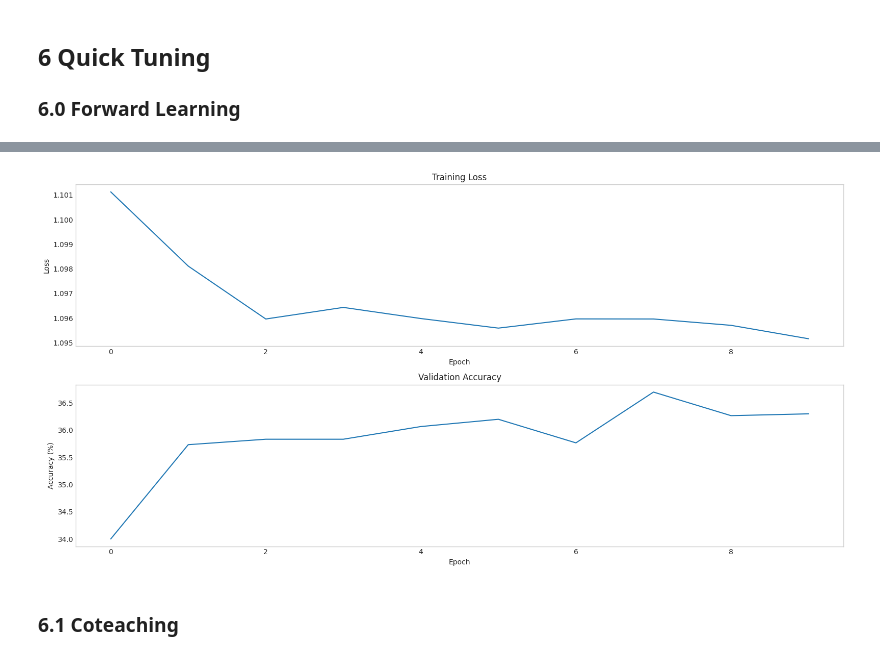
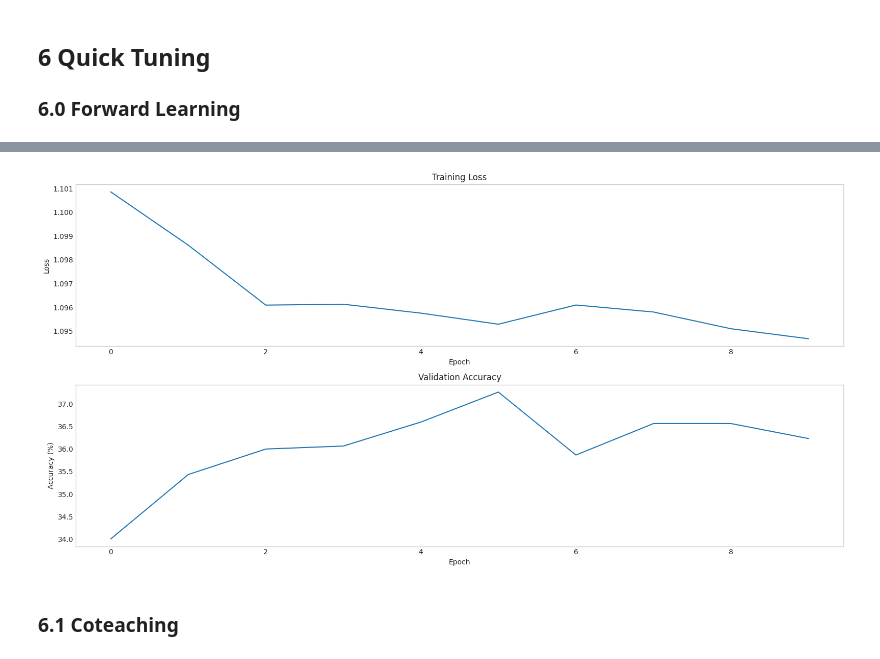
Before and after one commit to subhamayg/AML, a Jupyter notebook: Code/algorithm/Assignment2.ipynb, the cells around one changed output, grey strips where cells are left out. Cells and saved outputs as stored; diff of their text form; code cells hidden in the pictures.

```diff
--- a/Code/algorithm/Assignment2.ipynb
+++ b/Code/algorithm/Assignment2.ipynb
@@ -808,16 +808,20 @@ def estimate_transition_matrix(
         probs_i = all_probs[class_mask]  # [N_i, num_classes]
         confidences = probs_i[:, i]  # confidence for class i
 
-        # Find the “elbow” in sorted confidences to select anchors
+        # Find the “elbow” in sorted confidences using curvature
         sorted_conf, _ = torch.sort(confidences, descending=True)
-        diffs = torch.diff(sorted_conf)     # measures how quickly confidence drops between consecutive samples
-        if diffs.numel() > 0:
-            elbow_idx = torch.argmin(diffs[int(0.5 * len(diffs)) :]) + int(
-                0.5 * len(diffs)
-            )
-            elbow_percentile = 100 * (1 - elbow_idx / len(sorted_conf))
-        else:
-            elbow_percentile = max_percentiles[i]
+        n = len(sorted_conf)
+        x = torch.linspace(0, 1, n)
+        y = sorted_conf
+
+        # Normalize
+        y_norm = (y - y.min()) / (y.max() - y.min() + 1e-8)
+        line = torch.linspace(y_norm[0], y_norm[-1], n)
+        distance = torch.abs(y_norm - line)
+
+        # Elbow = point of maximum deviation from straight line
+        elbow_idx = torch.argmax(distance)
+        elbow_percentile = 100 * (1 - elbow_idx / n)
 
         # Clamp percentile
         adaptive_pcts[i] = float(
@@ -1567,7 +1571,7 @@ def coteaching(
                 break
 
         # Print progress
-        if verbose and (epoch + 1) % max(1, num_epochs // 10) == 0:
+        if verbose and (epoch + 1) % max(1, num_epochs // 5) == 0:
             print(
                 f"[Epoch {epoch+1}/{num_epochs}] "
                 f"Loss1={epoch_loss1:.4f} | Loss2={epoch_loss2:.4f} | "
@@ -2196,7 +2224,7 @@ for i in range(num_runs):
     torch.manual_seed(i)
 
     # cifar 80:20 stratified split, forward learning
-    print("\n***CIFAR - Forward Learning")
+    print(f"\n***CIFAR - Forward Learning - {i+1}")
     train_loader, val_loader, test_loader = create_dataloaders_stratified(
         Xtr_cifar_t,
         Str_cifar_t,
@@ -2214,11 +2242,11 @@ for i in range(num_runs):
         val_loader,
         loss_fn=forward_learning,
         T=T_cifar_est,
-        num_epochs=20,
-        warmup_epochs=5,
-        eta=1e-3,
-        eta_min=1e-5,
-        patience=3,
+        num_epochs=10,
+        warmup_epochs=4,
+        eta=5e-4,
+        eta_min=1e-4,
+        patience=7,
     )
     accuracy = compute_top1_accuracy(model, test_loader)
     print(f"Top-1 accuracy: {accuracy:.2f}%")
@@ -2251,4 +2281,4 @@ Top-1 accuracy: 43.57%
-[figure, old version]
+[figure, new version]
 # %% [markdown]
 ### 6.1 Coteaching
 # %%
```
Also changed, not shown: parts of 7 cells of this notebook.
